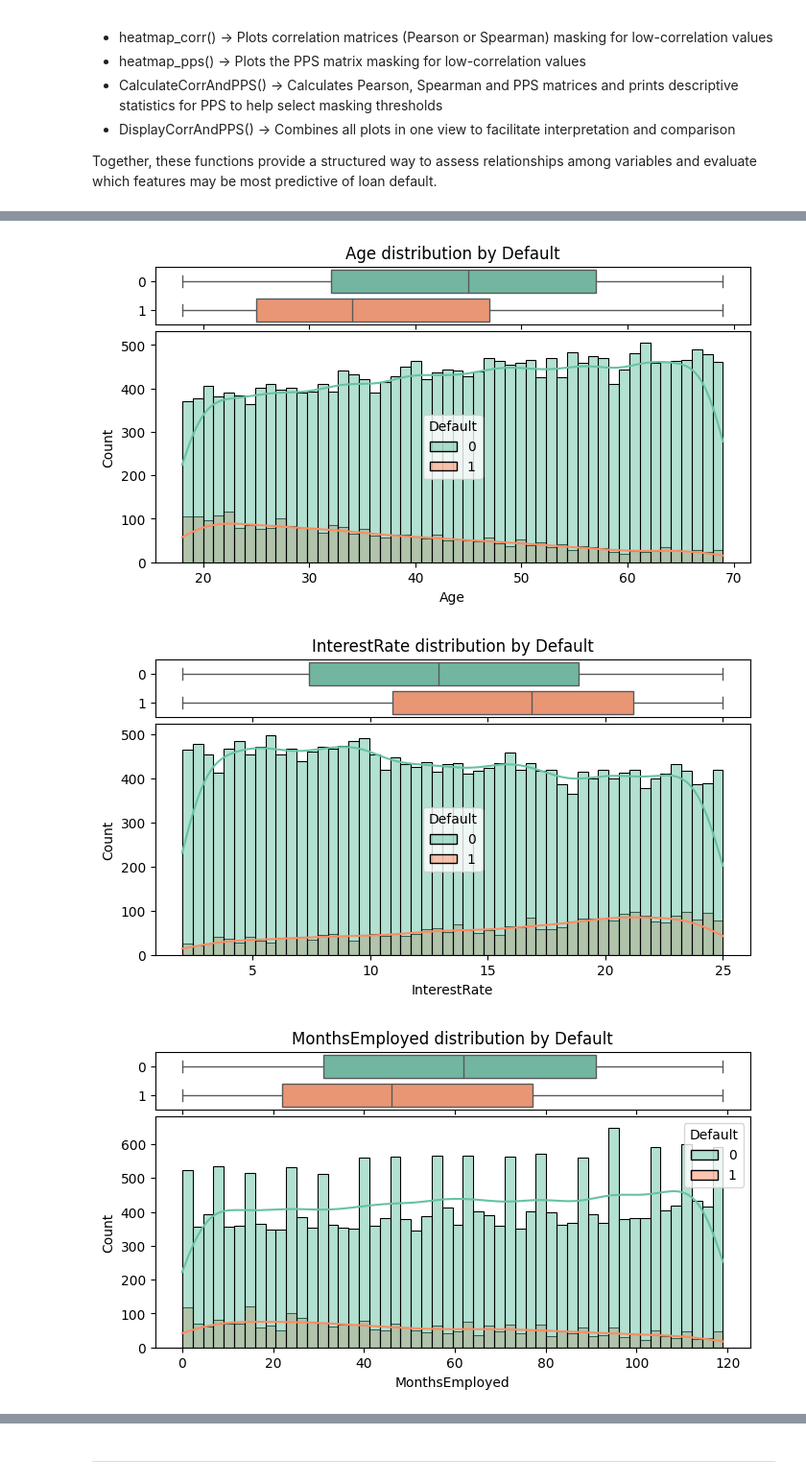
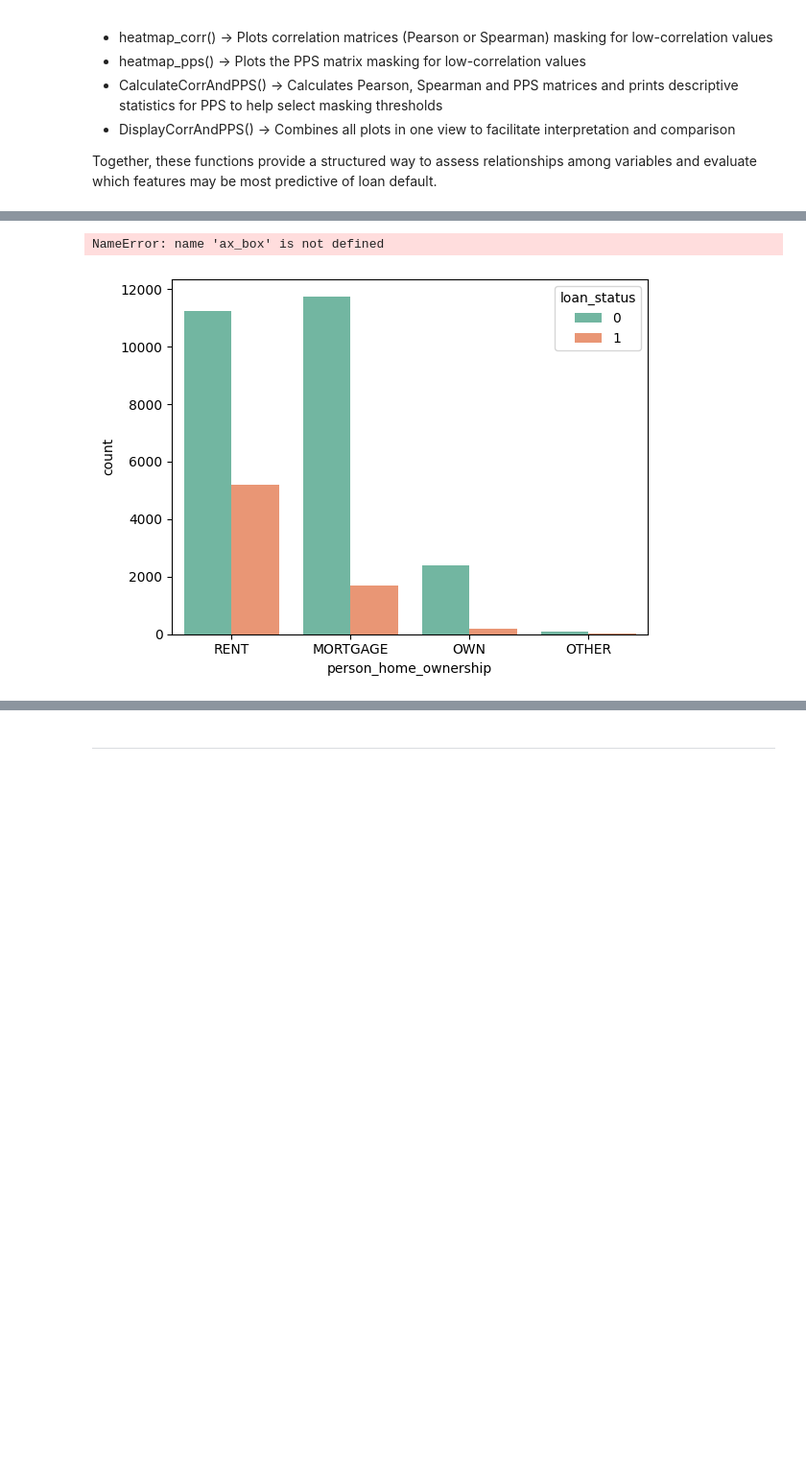
Before and after one commit to kathrinmzl/LoanGuard, a Jupyter notebook: jupyter_notebooks/02_DataExploration.ipynb, the cells around one changed output, grey strips where cells are left out. Shown at 96% size. Cells and saved outputs as stored; diff of their text form; code cells hidden in the pictures; blank space fills up the shorter version.

```diff
--- a/jupyter_notebooks/02_DataExploration.ipynb
+++ b/jupyter_notebooks/02_DataExploration.ipynb
@@ -61,5 +58,7 @@ df.head(3)
 # %% [markdown]
 # Data Exploration
+# %%
+target_var = "loan_status"
 # %% [markdown]
 ## Univariate Analysis
 # %% [markdown]
@@ -365,7 +349,7 @@ def DisplayCorrAndPPS(df_corr_pearson, df_corr_spearman, pps_matrix, CorrThresho
     heatmap_pps(df=pps_matrix, threshold=PPS_Threshold, figsize=figsize, font_annot=font_annot)
 # %%
 # transform target back to integer so that it can be used in pearson and spearman correlation analysis
-df_cat["Default"] = df_cat["Default"].astype('int')
+df_cat[target_var] = df_cat[target_var].astype('int')
 df_corr_pearson, df_corr_spearman, pps_matrix = CalculateCorrAndPPS(df_cat)
 # %% [output]
 PPS threshold - check PPS score IQR to decide threshold for heatmap
@@ -381,6 +365,6 @@ Analogously, for the Pearson and Spearman correlation heatmaps, a threshold of 0
 # %%
-CorrThreshold = 0.03
-PPS_Threshold = 0.001
+CorrThreshold = 0.2
+PPS_Threshold = 0.01
 DisplayCorrAndPPS(df_corr_pearson = df_corr_pearson,
                   df_corr_spearman = df_corr_spearman,
                   pps_matrix = pps_matrix,
@@ -409,15 +402,15 @@ Instead, default behavior is likely influenced by a combination of factors.
 # %%
 # Collect variables with some predictive signal from PPS and correlations
-pps_vars = pps_matrix.T["Default"][abs(pps_matrix["Default"]) > PPS_Threshold].drop("Default").index
-pearson_vars = df_corr_pearson["Default"][abs(df_corr_pearson["Default"]) > CorrThreshold].drop("Default").index
-spearman_vars = df_corr_spearman["Default"][abs(df_corr_pearson["Default"]) > CorrThreshold].drop("Default").index
+pps_vars = pps_matrix.T[target_var][abs(pps_matrix.T[target_var]) > PPS_Threshold].drop(target_var).index
+pearson_vars = df_corr_pearson[target_var][abs(df_corr_pearson[target_var]) > CorrThreshold].drop(target_var).index
+spearman_vars = df_corr_spearman[target_var][abs(df_corr_pearson[target_var]) > CorrThreshold].drop(target_var).index
 
 # Combine all and remove duplicates
 focus_vars = pd.Index(pps_vars).union(pearson_vars).union(spearman_vars)
 
-# Sort by absolute Pearson correlation with Default
-focus_vars = df_corr_pearson["Default"][focus_vars].sort_values(key=abs, ascending=False)
-print("The feature with highest predictive power, ordered by absolute Pearson correlation:")
+# Sort by absolute PPS
+focus_vars = pps_matrix.T[target_var][focus_vars].sort_values(key=abs, ascending=False)
+print("The feature with highest predictive power, ordered by PPS:")
 print(focus_vars)
 
 focus_vars = focus_vars.index.tolist()
@@ -438,34 +427,39 @@ Next we visualize how the identified variables relate to the target. This comple
 # %%
 import matplotlib.pyplot as plt
 import seaborn as sns
 
-target_var = 'Default'
+# target_var = 'Default'
+target_var = 'loan_status'
 
 for col in focus_vars:
-    # Create a figure with two stacked axes (boxplot above histogram)
-    # Source: https://python-graph-gallery.com/24-histogram-with-a-boxplot-on-top-seaborn/
-    fig, (ax_box, ax_hist) = plt.subplots(
-        2, 1,
-        figsize=(8, 4),
-        gridspec_kw={"height_ratios": [0.25, 1], "hspace": 0.05}
-    )
+    if df_cat[col].dtype in ['int64', 'float64']:
+        # Create a figure with two stacked axes (boxplot above histogram)
+        # Source: https://python-graph-gallery.com/24-histogram-with-a-boxplot-on-top-seaborn/
+        fig, (ax_box, ax_hist) = plt.subplots(
+            2, 1,
+            figsize=(8, 4),
+            gridspec_kw={"height_ratios": [0.25, 1], "hspace": 0.05}
+        )
 
-    # Boxplot (small on top)
-    sns.boxplot(data=df_cat, x=col, y=target_var, hue=target_var, orient="h", ax=ax_box, palette="Set2", legend=False)
-    ax_box.set(xlabel="")
-    ax_box.set_ylabel("")
-    ax_box.set_title(f"{col} distribution by {target_var}", fontsize=12)
+        # Boxplot (small on top)
+        sns.boxplot(data=df_cat, x=col, y=target_var, hue=target_var, orient="h", ax=ax_box, palette="Set2", legend=False)
+        ax_box.set(xlabel="")
+        ax_box.set_ylabel("")
+        ax_box.set_title(f"{col} distribution by {target_var}", fontsize=12)
 
-    # Histogram (main plot)
-    # set bins to Age range so histogram appears without gaps
-    bins = (df_cat["Age"].max() - df_cat["Age"].min()) + 1
-    sns.histplot(data=df_cat, x=col, hue=target_var, kde=True, ax=ax_hist, bins=bins, palette="Set2")
-    ax_hist.set_xlabel(col)
-    ax_hist.set_ylabel("Count")
-    ax_hist.set_title("")
+        # Histogram (main plot)
+        sns.histplot(data=df_cat, x=col, hue=target_var, kde=True, ax=ax_hist, palette="Set2")
+        ax_hist.set_xlabel(col)
+        ax_hist.set_ylabel("Count")
+        ax_hist.set_title("")
+
+    else:
+        sns.countplot(data=df_cat, x=col, hue=target_var, palette="Set2", order=df[col].value_counts().index)
+        ax_box.set(xlabel="")
+        ax_box.set_ylabel("")
+        ax_box.set_title(f"{col} distribution by {target_var}", fontsize=12)
 
     plt.show()
 # %% [output]
+NameError: name 'ax_box' is not defined
-[figure, old version]
+[figure, new version]
-[figure, removed]
-[figure, removed]
```
Also changed, not shown: parts of 32 cells of this notebook.
